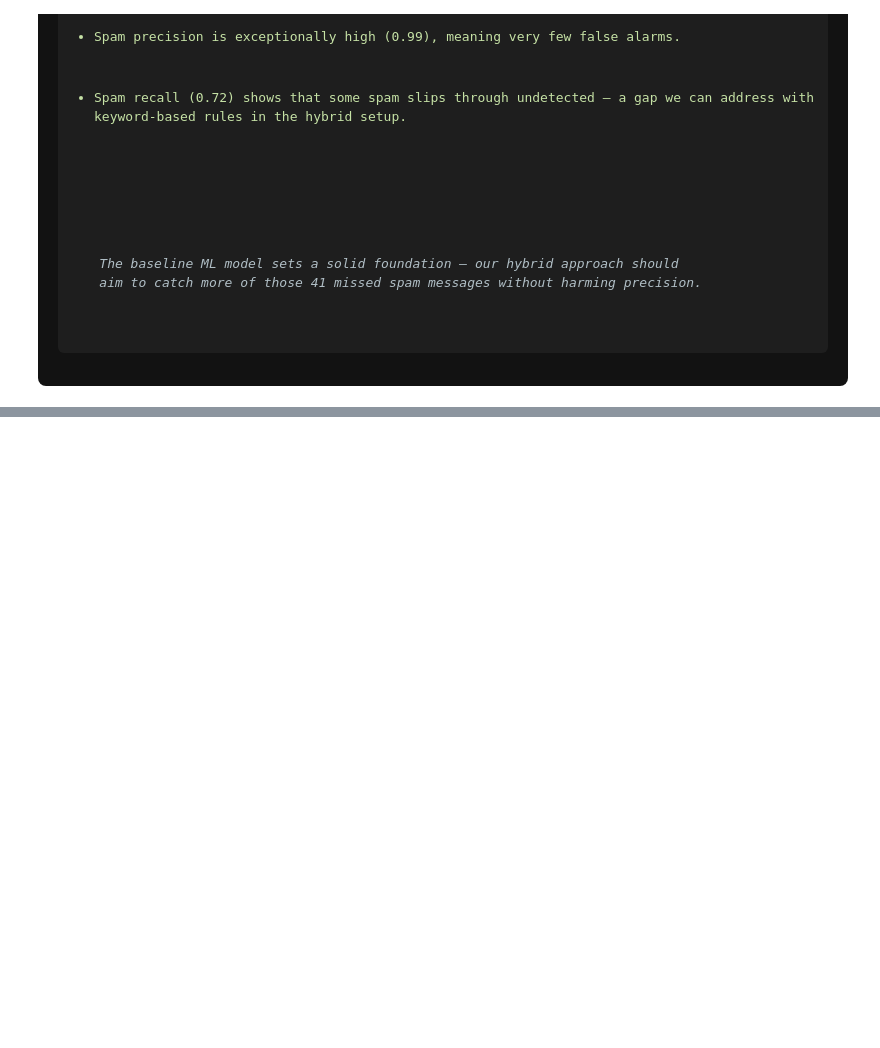
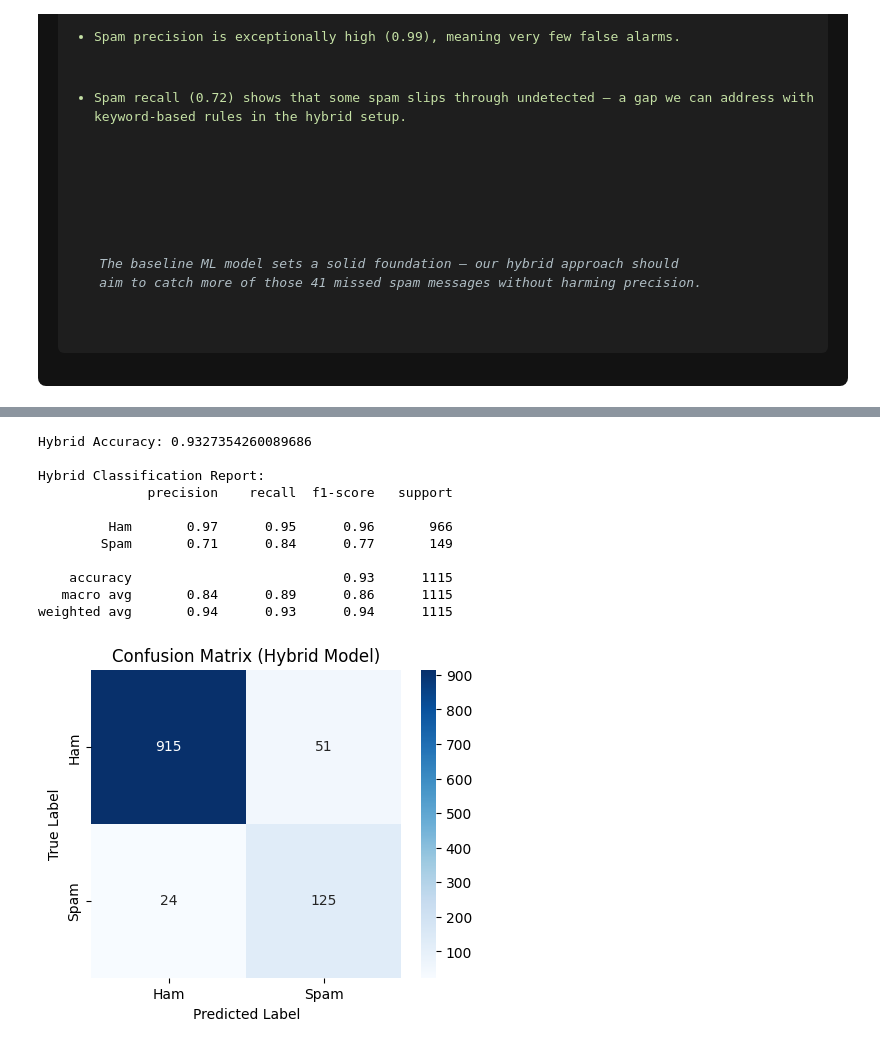
Before and after one commit to alabhastam/Hybrid-Learning-in-AI, a Jupyter notebook: main.ipynb, the cells around one changed output, grey strips where cells are left out. Drawn from its saved outputs; the diff is of its cells as text; code cells hidden in the pictures; blank space fills up the shorter version.

Commit message:
Kaggle Notebook | Hybrid Learning in AI | Version 5

```diff
--- a/main.ipynb
+++ b/main.ipynb
@@ -553,0 +694,46 @@ Weighted Avg:  Precision: 0.96 | Recall: 0.96 | F1‑score: 0.96
+# %%
+# --- Step 5: Hybrid Integration ---
+
+# y_test — ground truth for the ML test set (from Step 3)
+# y_pred_ml — baseline ML predictions (from Step 3)
+# df["rule_pred"] — rule-based predictions (from Step 4) for all data
+
+import numpy as np
+from sklearn.metrics import accuracy_score, classification_report, confusion_matrix
+import seaborn as sns
+import matplotlib.pyplot as plt
+
+# Align rule-based predictions to the test set indices
+rule_pred_test = df.loc[y_test.index, "rule_pred"]
+
+# Hybrid prediction: spam if ML predicts spam OR rules predict spam
+y_pred_hybrid = np.where((y_pred == 1) | (rule_pred_test == 1), 1, 0)
+
+# --- Evaluate Hybrid ---
+print("Hybrid Accuracy:", accuracy_score(y_test, y_pred_hybrid))
+print("\nHybrid Classification Report:")
+print(classification_report(y_test, y_pred_hybrid, target_names=["Ham", "Spam"]))
+
+# Confusion matrix
+cm_hybrid = confusion_matrix(y_test, y_pred_hybrid)
+plt.figure(figsize=(5,4))
+sns.heatmap(cm_hybrid, annot=True, fmt='d', cmap="Blues",
+            xticklabels=["Ham", "Spam"],
+            yticklabels=["Ham", "Spam"])
+plt.title("Confusion Matrix (Hybrid Model)")
+plt.ylabel("True Label")
+plt.xlabel("Predicted Label")
+plt.show()
+# %% [output]
+Hybrid Accuracy: 0.9327354260089686
+
+Hybrid Classification Report:
+              precision    recall  f1-score   support
+
+         Ham       0.97      0.95      0.96       966
+        Spam       0.71      0.84      0.77       149
+
+    accuracy                           0.93      1115
+   macro avg       0.84      0.89      0.86      1115
+weighted avg       0.94      0.93      0.94      1115
+[figure, added]
```
Also changed, not shown: parts of 4 cells of this notebook.
